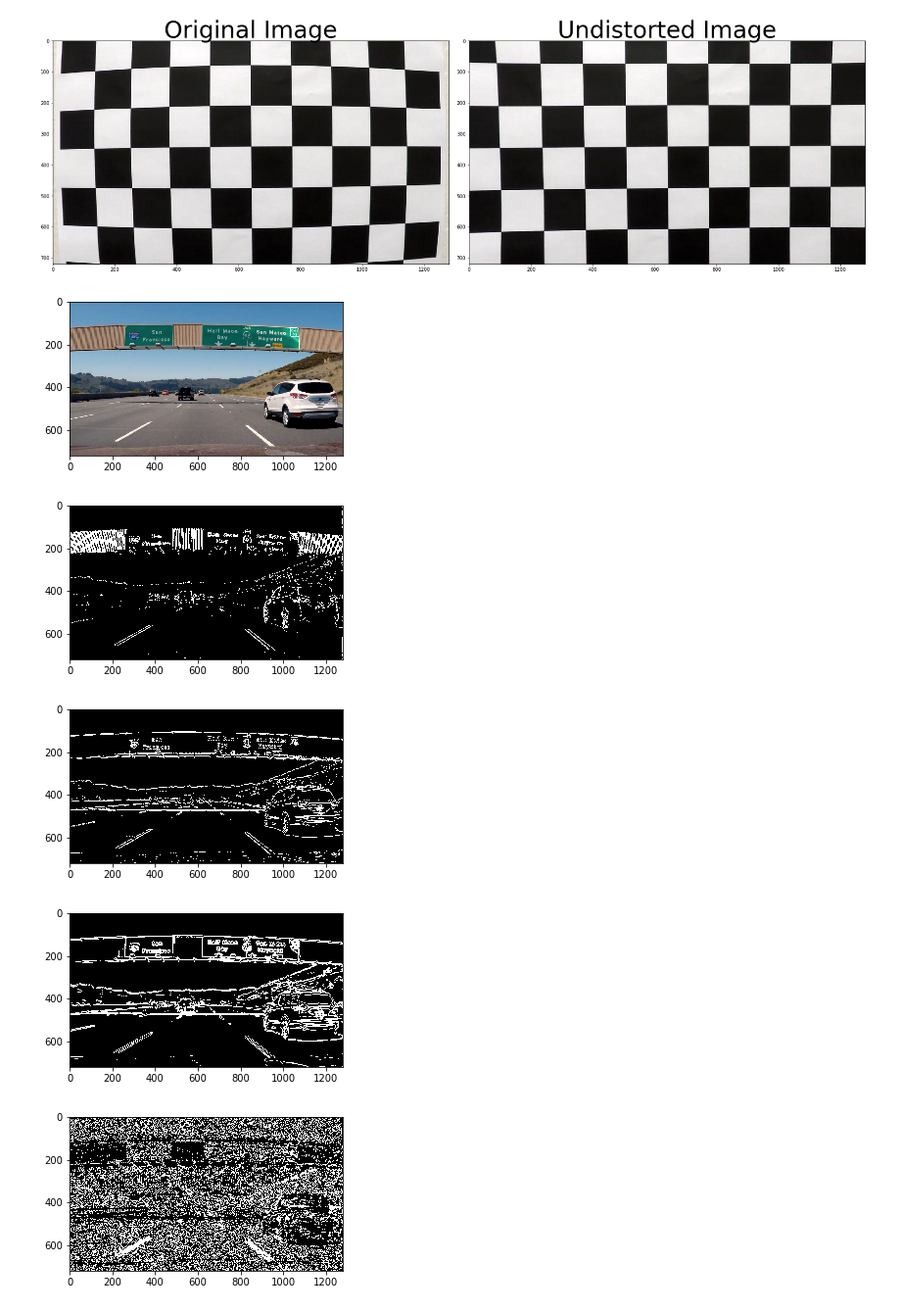
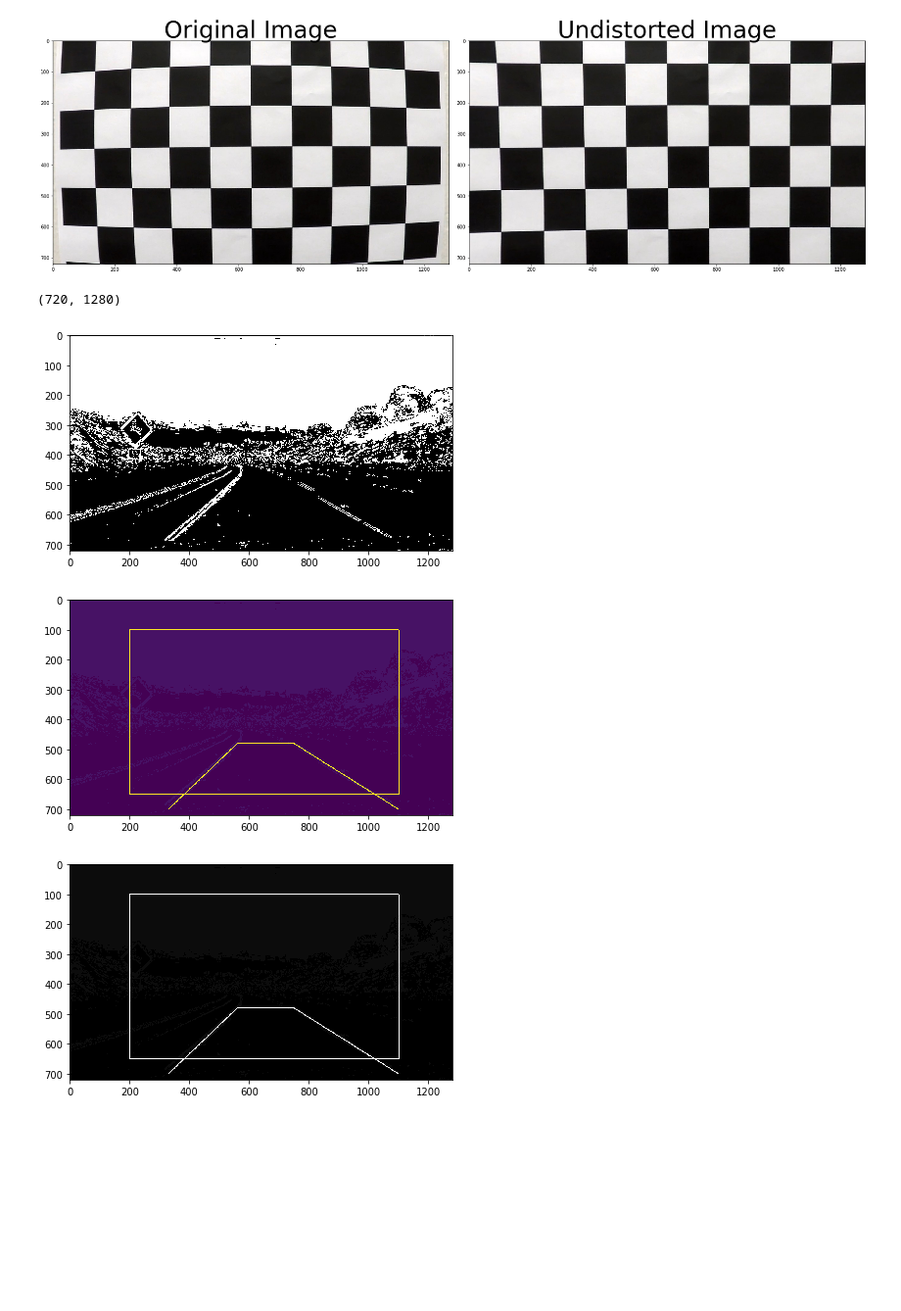
Before and after one commit to chmod600/carnd1-project4, a Jupyter notebook: pipeline.ipynb, the cells around one changed output. Shown at 98% size. Drawn from its saved outputs; the diff is of its cells as text; code cells hidden in the pictures; blank space fills up the shorter version.

Commit message:
started warping

```diff
--- a/pipeline.ipynb
+++ b/pipeline.ipynb
@@ -42,11 +42,11 @@ ny = 6
 # %%
 # Method for printing images
 def print_image(img):
-    plt.figure(figsize=(5, 5))
+    plt.figure(figsize=(7, 7))
     plt.imshow(img)
 
 def print_gray_image(img):
-    plt.figure(figsize=(5, 5))
+    plt.figure(figsize=(7, 7))
     plt.imshow(img, cmap="gray")
 # %%
 calibration_path = '/Users/Akshay/projects/carnd/CarND-Advanced-Lane-Lines/camera_cal/calibration*.jpg'
@@ -145,44 +145,58 @@ def dir_threshold(image, sobel_kernel = 3, thresh = (0, 255)):
     # Return the binary image
     return binary_output
 
 def hls_select(img, thresh=(0, 255)):
     # 1) Convert to HLS color space
     in_hls = cv2.cvtColor(img, cv2.COLOR_RGB2HLS)
     # 2) Apply a threshold to the S channel
     s_channel = in_hls[:,:,2]
     binary_output = np.zeros_like(s_channel)
     # 3) Return a binary image of threshold result
     binary_output[(s_channel > thresh[0]) & (s_channel <= thresh[1])] = 1
     return binary_output
 
 ksize = 15
-thres_test1 = "/Users/Akshay/projects/carnd/CarND-Advanced-Lane-Lines/test_images/signs_vehicles_xygrad.jpg"
+thres_test1 = "/Users/Akshay/projects/carnd/CarND-Advanced-Lane-Lines/test_images/test2.jpg"
 thres_test1 = mpimg.imread(thres_test1)
 
 gradx = abs_sobel_thresh(thres_test1, orient='x', sobel_kernel=ksize, thresh=(20, 100))
 grady = abs_sobel_thresh(thres_test1, orient='y', sobel_kernel=ksize, thresh=(20, 100))
 
 mag_binary = mag_thresh(thres_test1, sobel_kernel = ksize, mag_thresh=(25, 100))
-dir_binary = dir_threshold(thres_test1, sobel_kernel = 19, thresh=(0.7, 1.3))
+dir_binary = dir_threshold(thres_test1, sobel_kernel = 15, thresh=(0.7, 1.3))
 
 combined = np.zeros_like(dir_binary)
 combined[((gradx == 1) & (grady == 1)) | ((mag_binary == 1) & (dir_binary == 1))] = 1
 
 binary_color_combined = np.zeros_like(combined)
 s_binary = hls_select(thres_test1, thresh=(90, 200))
 binary_color_combined[((combined == 1) | (s_binary == 1))] = 1
 
-print_image(thres_test1)
-print_gray_image(gradx)
-print_gray_image(grady)
-print_gray_image(mag_binary)
-print_gray_image(dir_binary)
-print_gray_image(combined)
-print_gray_image(s_binary)
+# print_image(thres_test1)
+# print_gray_image(gradx)
+# print_gray_image(grady)
+# print_gray_image(mag_binary)
+# print_gray_image(dir_binary)
+# print_gray_image(combined)
+# print_gray_image(s_binary)
 print_gray_image(binary_color_combined)
+
+# Use binary_color_combined for perspective transform
+
+print(binary_color_combined.shape)
+src_points = np.int32([[560, 480], [750, 480], [1100, 700], [330, 700]])
+dst_points = np.int32([[200, 100], [1100, 100], [1100, 650], [200, 650]])
+src_points = src_points.reshape((-1,1,2))
+dst_points = dst_points.reshape((-1,1,2))
+img = cv2.polylines(binary_color_combined, [src_points], True, (20, 20, 20), 2)
+img = cv2.polylines(binary_color_combined, [dst_points], True, (20, 20, 20), 2)
+print_image(img)
+print_gray_image(binary_color_combined)
+
+
+# start warping the image
 # %% [output]
+(720, 1280)
-[figure, old version]
+[figure, new version]
-[figure, old version]
+[figure, new version]
-[figure, old version]
+[figure, new version]
-[figure, removed]
-[figure, removed]
```
Also changed, not shown: parts of 1 cell of this notebook.
